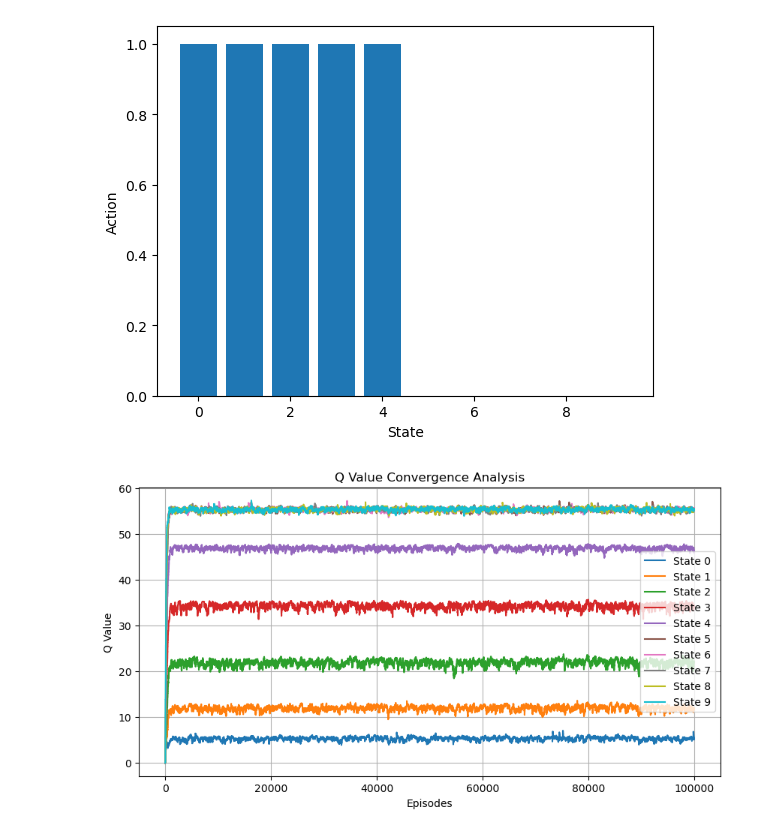
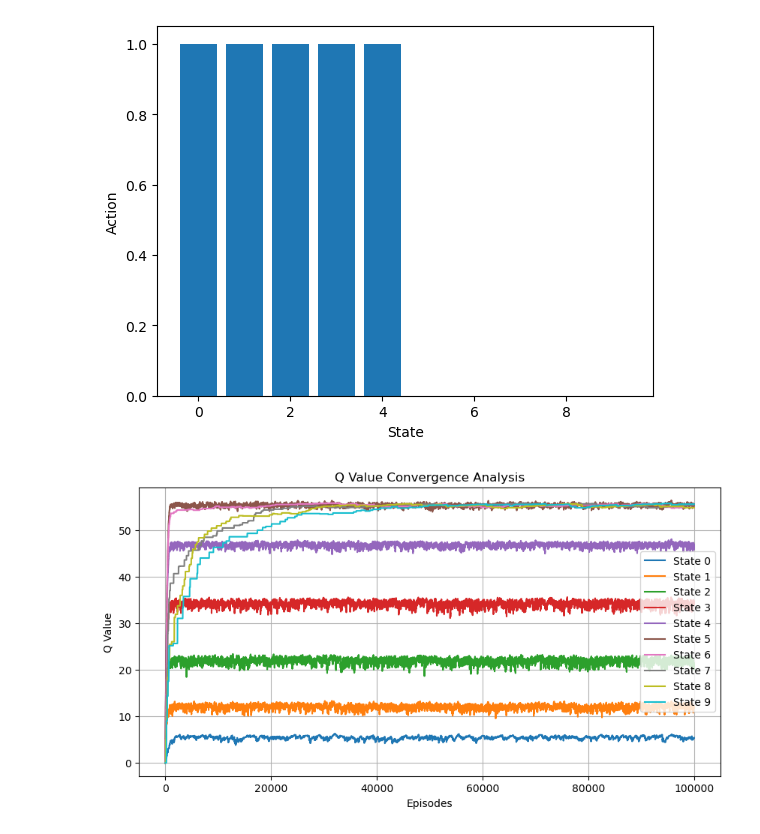
Before and after one commit to s0han24/tabular_rl_methods, a Jupyter notebook: machine_replacement/TD_machine_replacement_infinite_horizon.ipynb, the cells around one changed output. Saved outputs shown, nothing was run; the diff lists cells and outputs as text; code cells hidden in the pictures.

```diff
--- a/machine_replacement/TD_machine_replacement_infinite_horizon.ipynb
+++ b/machine_replacement/TD_machine_replacement_infinite_horizon.ipynb
@@ -96 +103,4 @@ class SimpleGreedyPolicy:
+# %%
+optimal_q = [[5.30273274,  11.93019833,  21.84082495,  34.13699742,  46.80262547, 57.65238743,  69.65238743,  83.65238743,  99.65238743, 117.65238743],
+             [55.30273274, 55.30273274, 55.30273274, 55.30273274, 55.30273274, 55.30273274, 55.30273274, 55.30273274, 55.30273274, 55.30273274]]
 # %%
@@ -249,9 +280,9 @@ def qlearning(transition_probability, C, policy_class, alpha=0.1, gamma=0.5, max
 # %%
 # Run Q-learning with epsilon-greedy policy
 print("Running Q-learning with Epsilon-Greedy Policy...")
-Q_qlearning_final, Q_history_qlearning, policy_eg = qlearning(
+Q_qlearning_final, Q_history_qlearning, policy_eg, bellman_error_qlearning = qlearning(
     transition_probability, C, EpsilonGreedyPolicy,
-    alpha=0.1, gamma=0.5, max_steps=100000
+    alpha=0.1, gamma=0.5, max_steps=100, max_restarts=1000
 )
 # Extract final policy
 final_policy_qlearning = [policy_eg.final_policy(s, Q_qlearning_final) for s in range(num_states)]
@@ -264,14 +295,14 @@ policy_visualization(final_policy_qlearning)
 # %%
 # Q value convergence analysis consider best Q value for each state
 plt.figure(figsize=(10, 5))
 # Plot the Q value for all states over episodes
 for state in range(num_states):
-    plt.plot(range(len(Q_history)), [Q[state] for Q in Q_history], label=f'State {state}')
+    plt.plot(range(len(Q_history_qlearning)), [Q[state] for Q in Q_history_qlearning], label=f'State {state}')
 plt.xlabel('Episodes')
 plt.ylabel('Q Value')
 plt.title('Q Value Convergence Analysis')
 plt.legend()
 plt.grid()
 plt.show()
 # %% [output]
-[figure, old version]
+[figure, new version]
```
Also changed, not shown: parts of 10 cells of this notebook, 3 other files.
